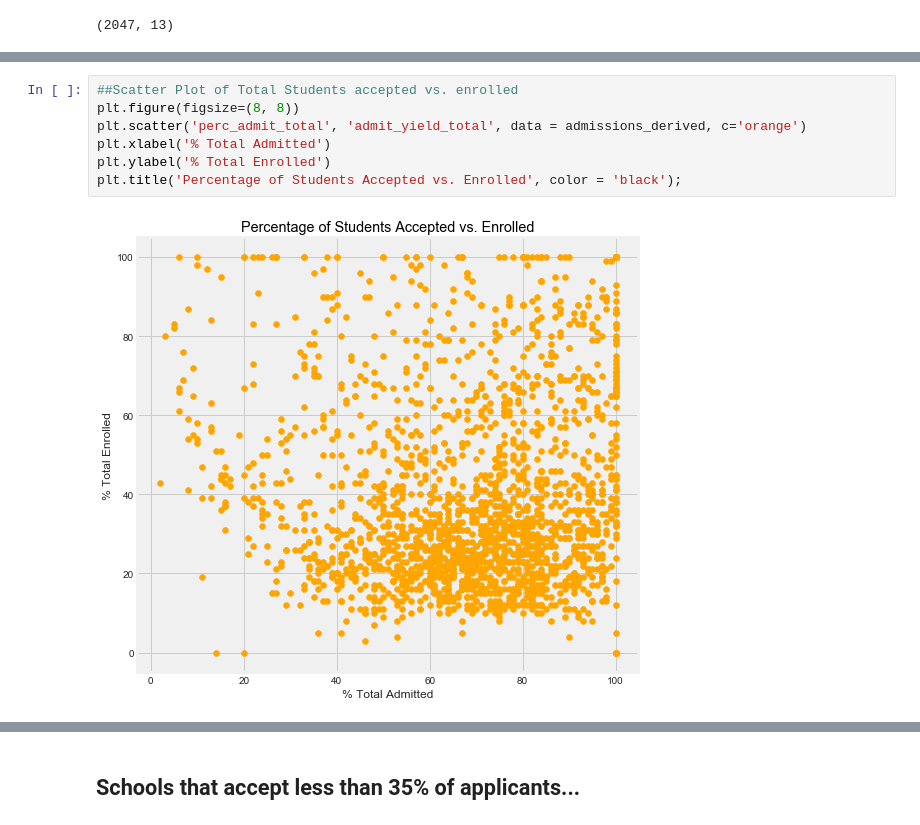
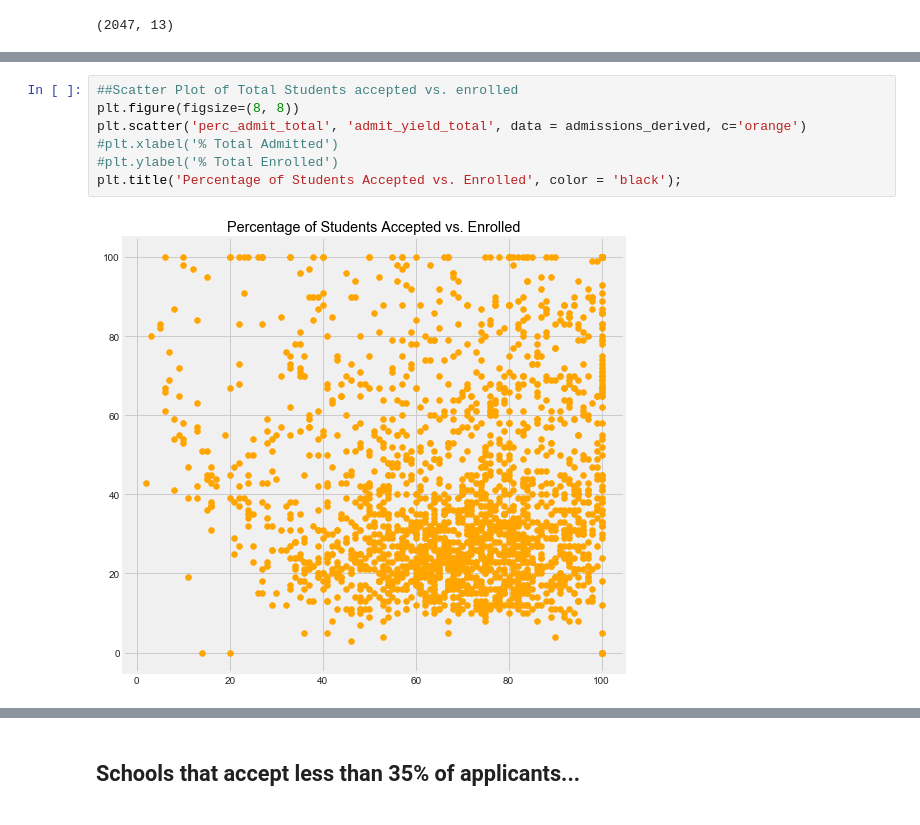
Before and after one commit to CatSchmalzer/College_Tuition_and_Student_Debt, a Jupyter notebook: notebooks/IPEDS_general_eda.ipynb, the cells around one changed output, grey strips where cells are left out. Drawn from its saved outputs; the diff is of its cells as text.

```diff
--- a/notebooks/IPEDS_general_eda.ipynb
+++ b/notebooks/IPEDS_general_eda.ipynb
@@ -166,12 +158,12 @@ Text(0.5, 1.0, 'Percentage of Accepted that Enrolled')
 # %%
 ##Scatter Plot of Total Students accepted vs. enrolled
 plt.figure(figsize=(8, 8))
 plt.scatter('perc_admit_total', 'admit_yield_total', data = admissions_derived, c='orange')
-plt.xlabel('% Total Admitted')
-plt.ylabel('% Total Enrolled')
+#plt.xlabel('% Total Admitted')
+#plt.ylabel('% Total Enrolled')
 plt.title('Percentage of Students Accepted vs. Enrolled', color = 'black');
 # %% [output]
-[figure, old version]
+[figure, new version]
 # %%
 ##Scatter Plot of Women accepted vs. enrolled
 plt.figure(figsize=(8, 8))
```
Also changed, not shown: parts of 24 cells of this notebook, 2 other files.
